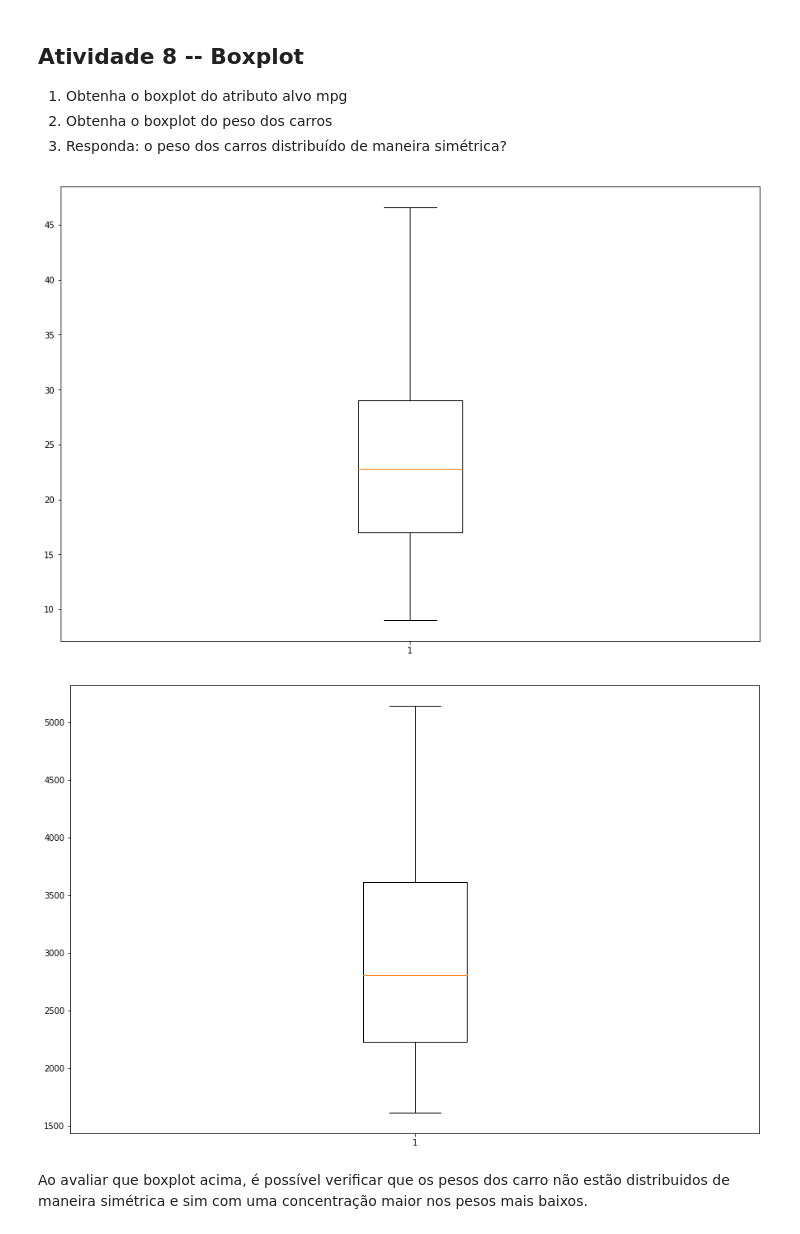
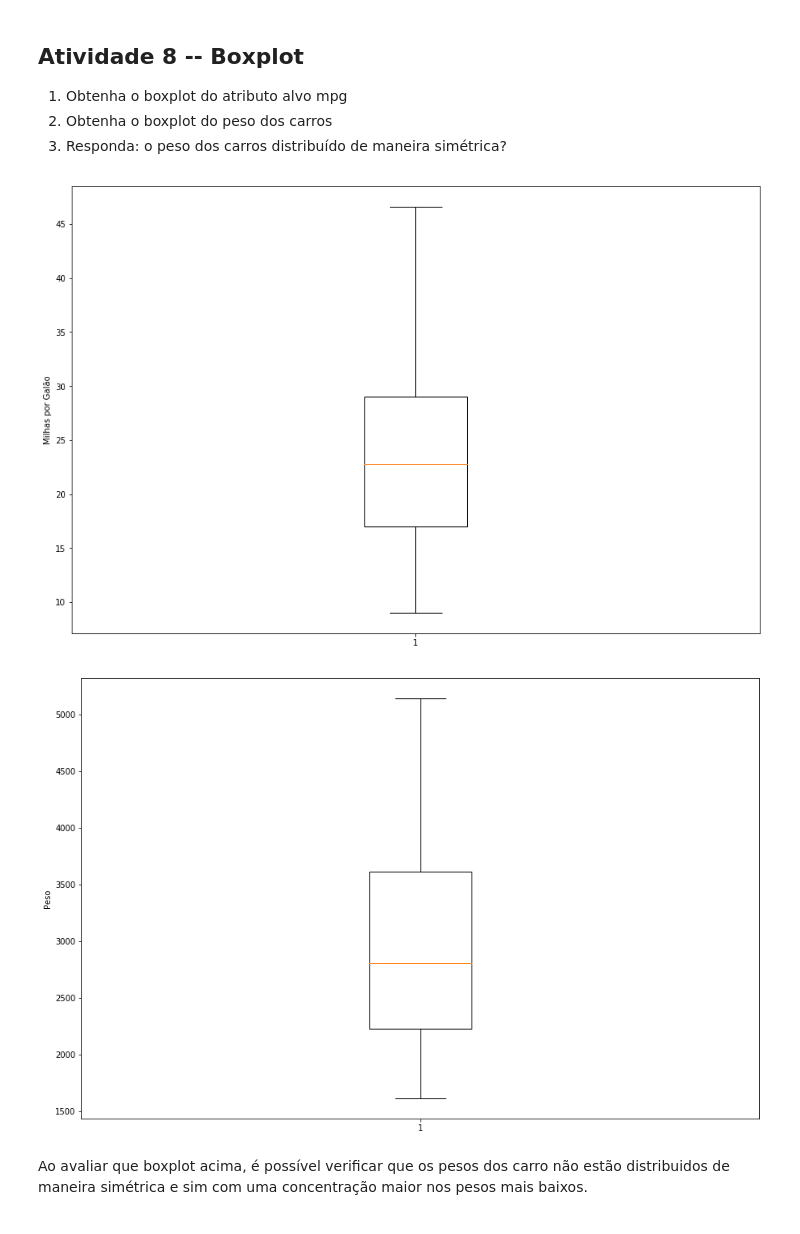
Before and after one commit to manoel-victor1602/Projeto_1_RNA, a Jupyter notebook: Projeto Prático #1.2 -- Visualizando dados.ipynb, the cells around one changed output. Drawn from its saved outputs; the diff is of its cells as text; code cells hidden in the pictures.

```diff
--- a/Projeto Prático #1.2 -- Visualizando dados.ipynb
+++ b/Projeto Prático #1.2 -- Visualizando dados.ipynb
@@ -64,15 +64,17 @@ plt.show()
 # %%
 plt.figure(figsize=(15,10))
 plt.boxplot(df.mpg)
+plt.ylabel('Milhas por Galão')
 plt.show()
 # %% [output]
-[figure, old version]
+[figure, new version]
 # %%
 plt.figure(figsize=(15,10))
 plt.boxplot(df.weight)
+plt.ylabel('Peso')
 plt.show()
 # %% [output]
-[figure, old version]
+[figure, new version]
 # %% [markdown]
 Ao avaliar que boxplot acima, é possível verificar que os pesos dos carro não estão distribuidos de maneira simétrica e sim com uma concentração maior nos pesos mais baixos.
 # %% [markdown]
```
